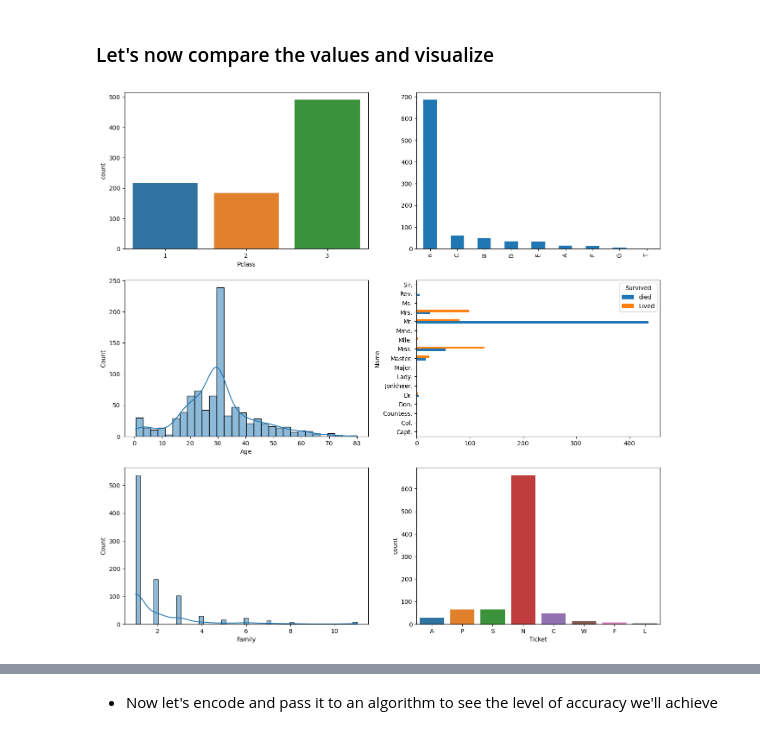
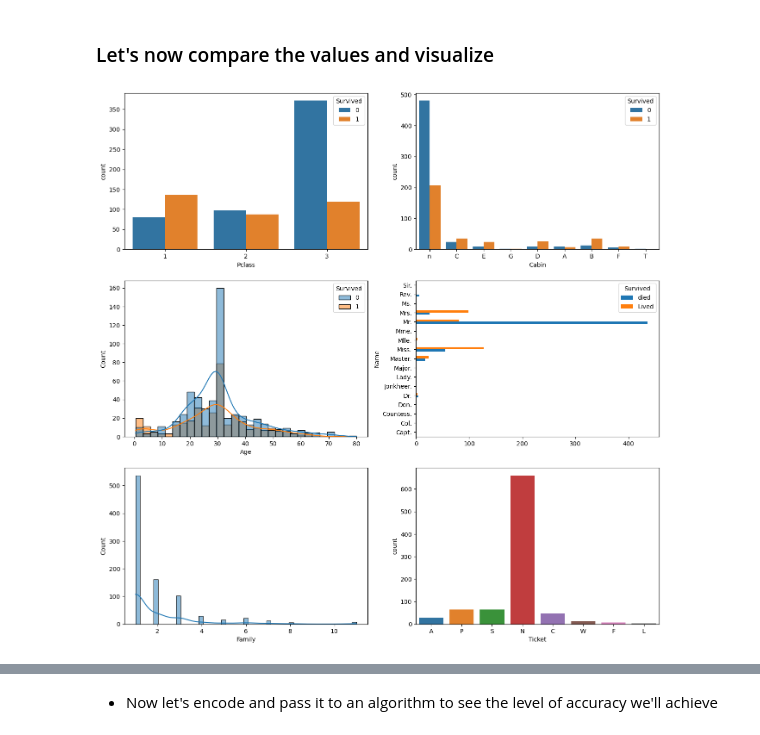
Before and after one commit to abdulqadirmuazzim/Machine_L, a Jupyter notebook: Taitanic.ipynb, the cells around one changed output, grey strips where cells are left out. Saved outputs shown, nothing was run; the diff lists cells and outputs as text; code cells hidden in the pictures.

```diff
--- a/Taitanic.ipynb
+++ b/Taitanic.ipynb
@@ -275,29 +322,31 @@ df.describe(include='all')
 # %%
 # Subplots
 fig, axes = plt.subplots(nrows=3, ncols=2, figsize=(16, 16))
 
 # pclass
-sb.countplot(data=df, x="Pclass", ax=axes[0, 0])
+sb.countplot(data=df, x="Pclass", hue='Survived', ax=axes[0, 0])
 
 # cabin col
-df.Cabin.value_counts().sort_values(ascending=False).plot(kind='bar', ax=axes[0, 1])
+# df.Cabin.value_counts().sort_values(ascending=False).plot(kind='bar', ax=axes[0, 1])
+sb.countplot(data=df, x="Cabin", hue='Survived', ax=axes[0, 1])
+
 
 # A histplot of age
-sb.histplot(x=df.Age, ax=axes[1, 0], kde=True)
+sb.histplot(data=df, x="Age", ax=axes[1, 0], kde=True, hue="Survived")
 
 # Title: number of people that survived with respect to title
 title_sur = df.pivot_table(index='Name', columns='Survived', aggfunc='size', fill_value=0)
 
 title_sur = title_sur.rename(columns={0: "died", 1:"Lived"})
 
 title_sur.plot(kind='barh', ax=axes[1, 1])
 
 # a boxplot of Family
 sb.histplot(x=df.Family, ax=axes[2, 0], kde=True)
 
 # The ticket plot
 sb.countplot(x=df.Ticket, ax=axes[2, 1])
 
 plt.show()
 # %% [output]
-[figure, old version]
+[figure, new version]
```
Also changed, not shown: parts of 25 cells of this notebook, 5 other files.
